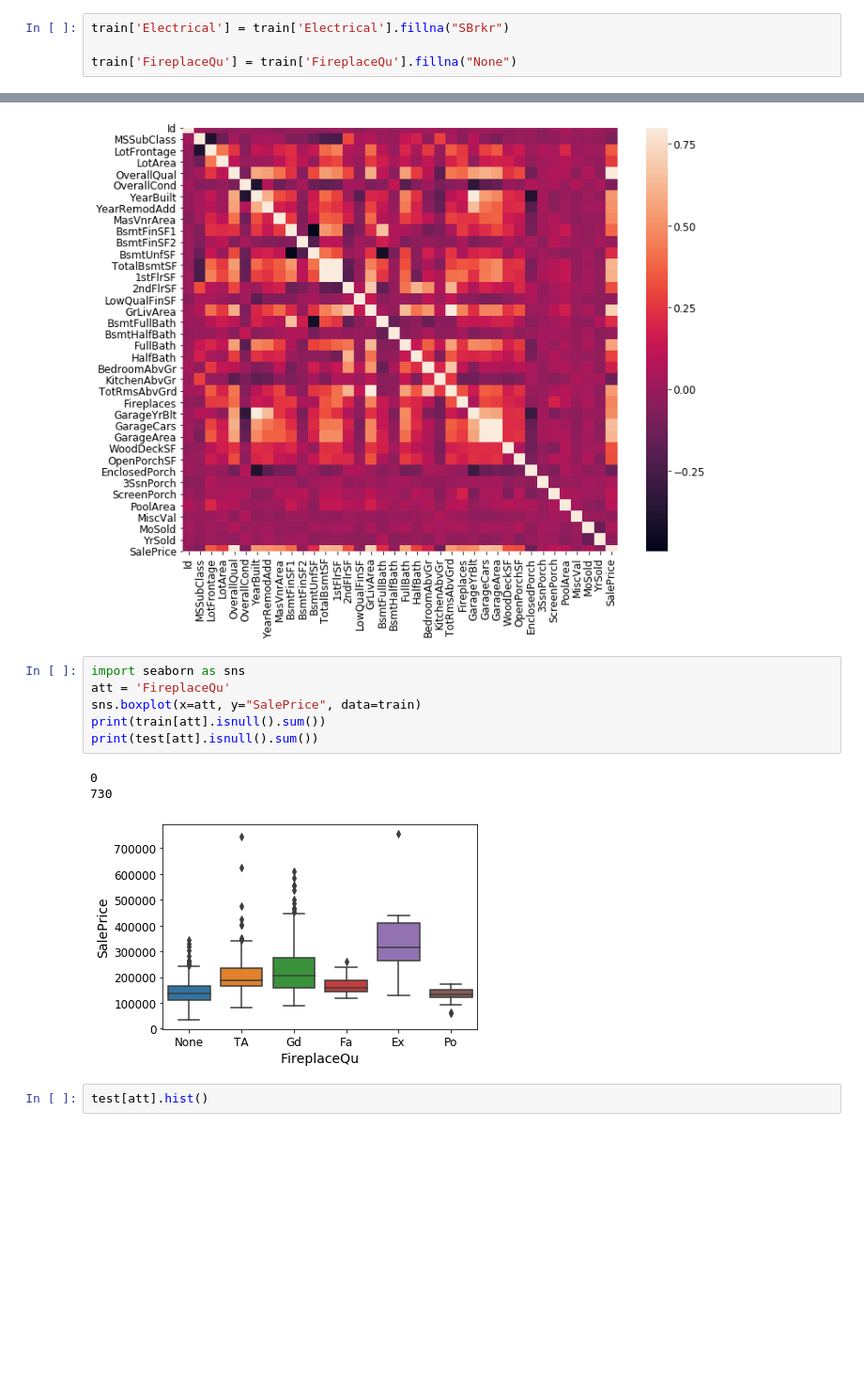
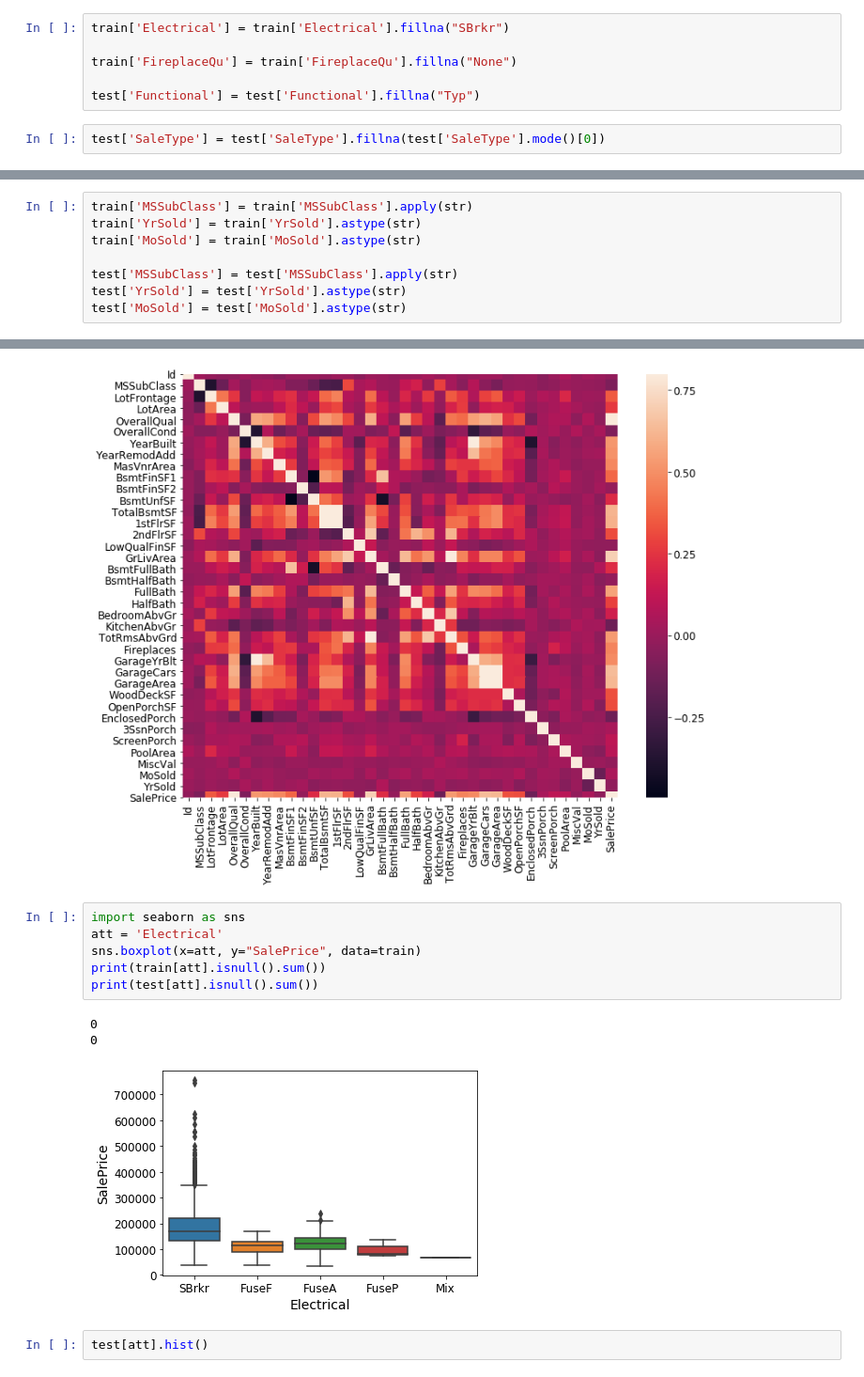
Before and after one commit to dwadziescia3/house_price, a Jupyter notebook: script00_3_cat_feature_selection.ipynb, the cells around one changed output, grey strips where cells are left out. Shown at 94% size. Saved outputs shown, nothing was run; the diff lists cells and outputs as text; blank space fills up the shorter version.

```diff
--- a/script00_3_cat_feature_selection.ipynb
+++ b/script00_3_cat_feature_selection.ipynb
@@ -62,6 +62,10 @@ memory usage: 490.6+ KB
 train['Electrical'] = train['Electrical'].fillna("SBrkr")
 
 train['FireplaceQu'] = train['FireplaceQu'].fillna("None")
+
+test['Functional'] = test['Functional'].fillna("Typ")
+# %%
+test['SaleType'] = test['SaleType'].fillna(test['SaleType'].mode()[0])
 # %%
 from pandas import read_csv
 from sklearn.model_selection import train_test_split
@@ -149,0 +163,8 @@ FireplaceQu [121.07512127]
+# %%
+train['MSSubClass'] = train['MSSubClass'].apply(str)
+train['YrSold'] = train['YrSold'].astype(str)
+train['MoSold'] = train['MoSold'].astype(str)
+
+test['MSSubClass'] = test['MSSubClass'].apply(str)
+test['YrSold'] = test['YrSold'].astype(str)
+test['MoSold'] = test['MoSold'].astype(str)
@@ -781,14 +807,14 @@ sns.heatmap(corrmat, vmax=.8, square=True)
 [figure]
 # %%
 import seaborn as sns
-att = 'FireplaceQu'
+att = 'Electrical'
 sns.boxplot(x=att, y="SalePrice", data=train)
 print(train[att].isnull().sum())
 print(test[att].isnull().sum())
 # %% [output]
 0
-730
+0
-[figure, old version]
+[figure, new version]
 # %%
 test[att].hist()
 # %% [output]
```
Also changed, not shown: parts of 4 cells of this notebook, 17 other files.
